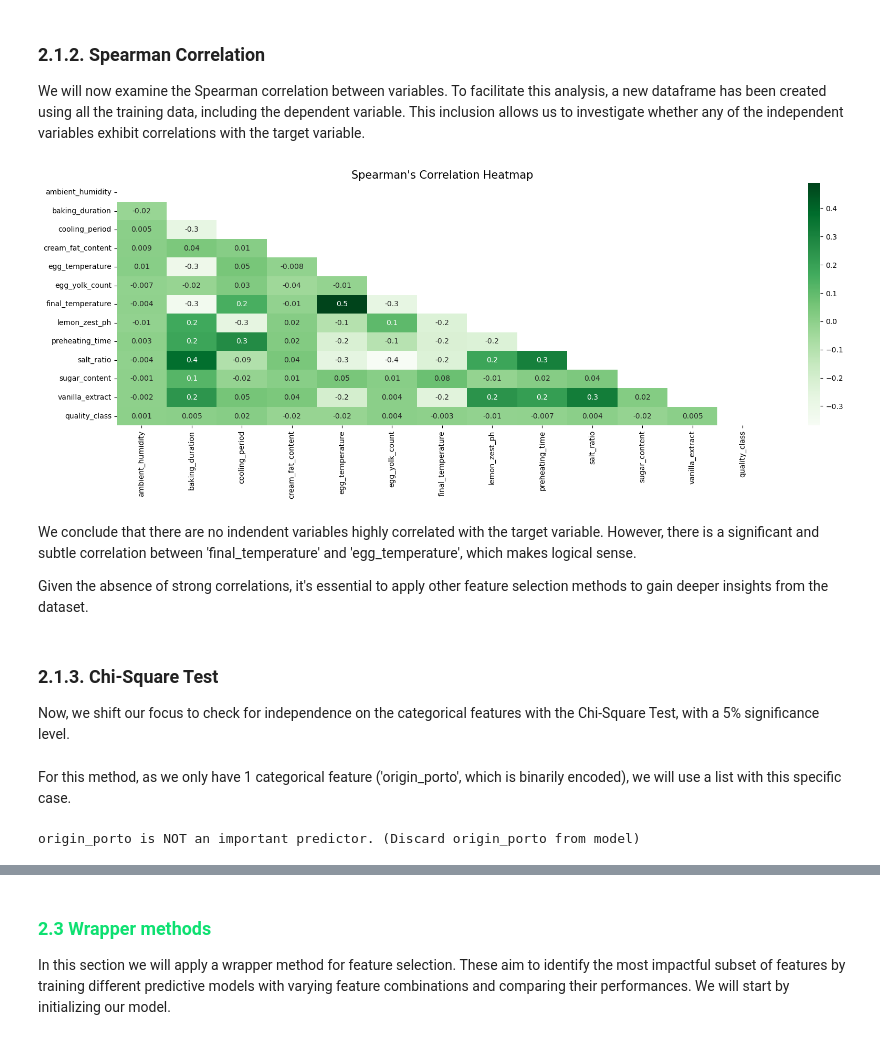
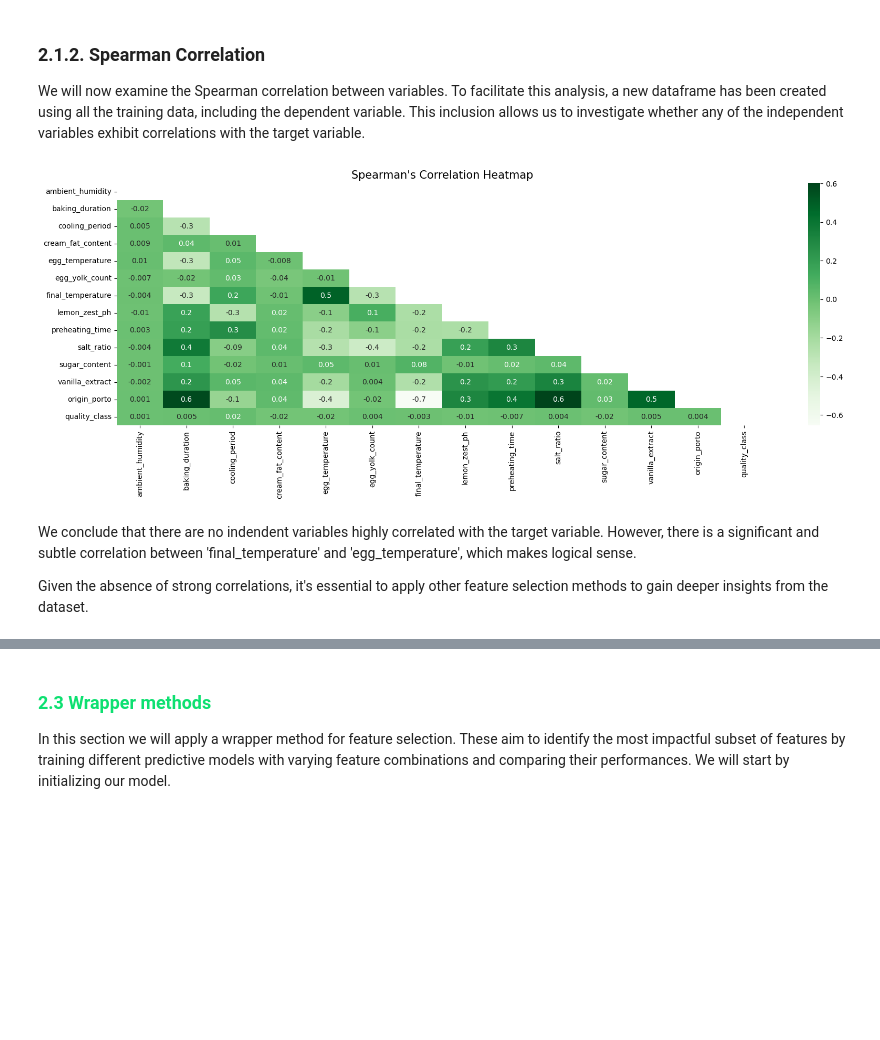
Before and after one commit to gugaffranco/MachineLearning1G08, a Jupyter notebook: ML08_NB3_FEATUREMGMT.ipynb, the cells around one changed output, grey strips where cells are left out. Saved outputs shown, nothing was run; the diff lists cells and outputs as text; code cells hidden in the pictures; blank space fills up the shorter version.

```diff
--- a/ML08_NB3_FEATUREMGMT.ipynb
+++ b/ML08_NB3_FEATUREMGMT.ipynb
@@ -80,18 +85,14 @@ Note: the dataset has only 1 categorical variable, so we didn't create datasets
 # %%
-# Selecting only numerical columns for scaling
-X_train_n = X_train.select_dtypes(include=['int64','float64'])
-X_val_n = X_val.select_dtypes(include=['int64','float64'])
-
 # Defining the scaler
 scaler = RobustScaler()
 
 # Fitting only the training data and transforming both
-X_train_n_scl = scaler.fit_transform(X_train_n)
-X_train_n_scl = pd.DataFrame(X_train_n_scl, columns=X_train_n.columns)
+X_train_scl = scaler.fit_transform(X_train)
+X_train_scl = pd.DataFrame(X_train_scl, columns=X_train.columns)
 
-X_val_n_scl = scaler.transform(X_val_n)
-X_val_n_scl = pd.DataFrame(X_val_n_scl, columns=X_val_n.columns)
+X_test_scl = scaler.transform(X_test)
+X_test_scl = pd.DataFrame(X_test_scl, columns=X_test.columns)
 
-X_train
+X_train_scl
 # %% [output]
 |  | ambient_humidity | baking_duration | cooling_period | cream_fat_content | egg_temperature | egg_yolk_count | ... |
@@ -132,10 +133,10 @@ Correlation (Final Temp vs Target): -0.043477964977229076
 We conclude that the 'final_temperature' column has a higher absolute correlation, which means it has a better chance of helping to predict the target variable. So, we will drop 'oven_temperature'.
 # %%
 X_train.drop('oven_temperature', axis=1, inplace=True)
-X_val.drop('oven_temperature', axis=1, inplace=True)
+X_test.drop('oven_temperature', axis=1, inplace=True)
 
-X_train_n_scl.drop('oven_temperature', axis=1, inplace=True)
-X_val_n_scl.drop('oven_temperature', axis=1, inplace=True)
+X_train_scl.drop('oven_temperature', axis=1, inplace=True)
+X_test_scl.drop('oven_temperature', axis=1, inplace=True)
 # %% [markdown]
 <h3 style="color: #0EE071;">2.2 Filter methods</h3>
 
@@ -164,26 +166,22 @@ We conclude that all variables in the dataset exhibit non-zero variance, indicat
 We will now examine the Spearman correlation between variables.  To facilitate this analysis, a new dataframe has been created using all the training data, including the dependent variable. This inclusion allows us to investigate whether any of the independent variables exhibit correlations with the target variable.
 # %%
 # Joining numerical features and target for correlation analysis
-all_train_numerical = X_train_n_scl.join(y_train)
+all_train = X_train_scl.join(y_train)
 
 # Computing Spearman's Correlation
-correlation = all_train_numerical.corr(method = 'spearman')
+correlation = all_train.corr(method = 'spearman')
 
 # Plotting the lower triangle of the correlation map
 def corr_heatmap(correlation):
     plt.figure(figsize=(20, 6))
     ax = sns.heatmap(data = correlation, annot = True, mask = np.triu(np.ones_like(correlation)), cmap = 'Greens', fmt = '.1')
     ax.set_title("Spearman's Correlation Heatmap", fontdict = {'fontsize': 15})
     plt.show()
 
 corr_heatmap(correlation)
 # %% [output]
-[figure, old version]
+[figure, new version]
 # %% [markdown]
 We conclude that there are no indendent variables highly correlated with the target variable. However, there is a significant and subtle correlation between 'final_temperature' and 'egg_temperature', which makes logical sense.
 
 Given the absence of strong correlations, it's essential to apply other feature selection methods to gain deeper insights from the dataset.
-# %% [markdown]
-### 2.1.3. Chi-Square Test
-
-Now, we shift our focus to check for independence on the categorical features with the Chi-Square Test, with a 5% significance level.
@@ -200,8 +187,0 @@ def TestIndependence(X, y,var, alpha=0.05):
-# %% [markdown]
-For this method, as we only have 1 categorical feature ('origin_porto', which is binarily encoded), we will use a list with this specific case.
-# %%
-cat_variable = ['origin_porto']
-for variable in cat_variable:
-    TestIndependence(cat_variable, y_train, variable)
-# %% [output]
-origin_porto is NOT an important predictor. (Discard origin_porto from model)
```
Also changed, not shown: parts of 20 cells of this notebook, 6 other files.
